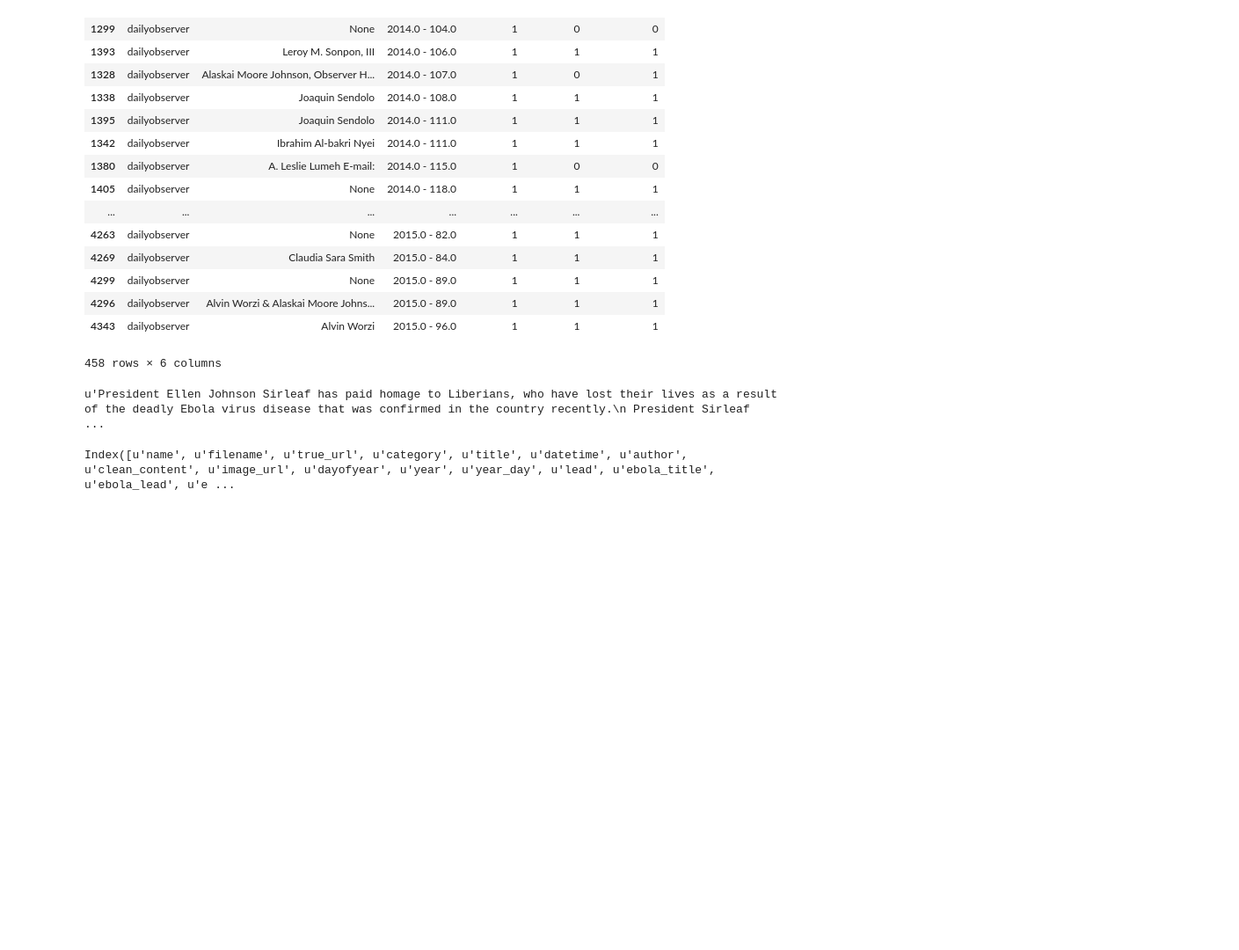
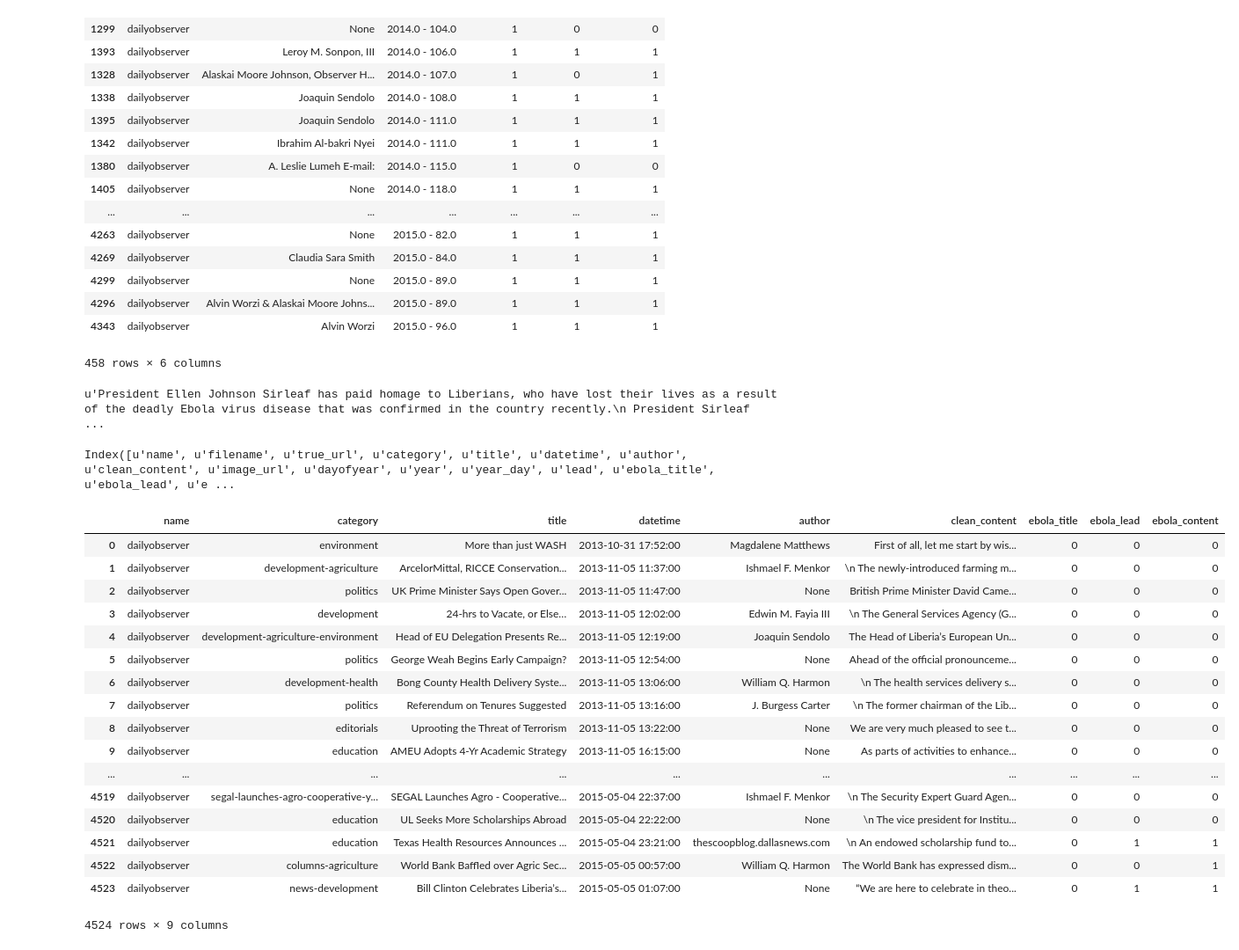
Before and after one commit to ndanielsen/liberia-media, a Jupyter notebook: data/Analysis.ipynb, the cells around one changed output. Shown: that part at 88% size. Saved outputs shown, nothing was run; the diff lists cells and outputs as text; code cells hidden in the pictures; blank space fills up the shorter version.

Commit message:
added ebola tagged csv

```diff
--- a/data/Analysis.ipynb
+++ b/data/Analysis.ipynb
@@ -141,7 +141,7 @@ df.columns
 Index([u'name', u'filename', u'true_url', u'category', u'title', u'datetime', u'author', u'clean_content', u'image_url', u'dayofyear', u'year', u'year_day', u'lead', u'ebola_title', u'ebola_lead', u'e ...
 # %%
 # df.to_csv('sep='|')
-cols = ['name', 'category', 'title', 'datetime', 'author', 'clean_content']
+cols = ['name', 'category', 'title', 'datetime', 'author', 'clean_content', u'ebola_title', u'ebola_lead', u'ebola_content']
 # %%
 basic_df = df[cols]
 # %%
@@ -148,0 +149,21 @@ basic_df.to_csv('daily_observer.csv', sep='|', encoding='utf-8')
+# %%
+basic_df
+# %% [output]
+|  | name | category | title | datetime | author | clean_content | ebola_title | ebola_lead | ebola_content |
+| 0 | dailyobserver | environment | More than just WASH | 2013-10-31 17:52:00 | Magdalene Matthews | First of all, let me start by wis... | 0 | 0 | 0 |
+| 1 | dailyobserver | development-agriculture | ArcelorMittal, RICCE Conservation... | 2013-11-05 11:37:00 | Ishmael F. Menkor | \n The newly-introduced farming m... | 0 | 0 | 0 |
+| 2 | dailyobserver | politics | UK Prime Minister Says Open Gover... | 2013-11-05 11:47:00 | None | British Prime Minister David Came... | 0 | 0 | 0 |
+| 3 | dailyobserver | development | 24-hrs to Vacate, or Else… | 2013-11-05 12:02:00 | Edwin M. Fayia III | \n The General Services Agency (G... | 0 | 0 | 0 |
+| 4 | dailyobserver | development-agriculture-environment | Head of EU Delegation Presents Re... | 2013-11-05 12:19:00 | Joaquin Sendolo | The Head of Liberia’s European Un... | 0 | 0 | 0 |
+| 5 | dailyobserver | politics | George Weah Begins Early Campaign? | 2013-11-05 12:54:00 | None | Ahead of the official pronounceme... | 0 | 0 | 0 |
+| 6 | dailyobserver | development-health | Bong County Health Delivery Syste... | 2013-11-05 13:06:00 | William Q. Harmon | \n The health services delivery s... | 0 | 0 | 0 |
+| 7 | dailyobserver | politics | Referendum on Tenures Suggested | 2013-11-05 13:16:00 | J. Burgess Carter | \n The former chairman of the Lib... | 0 | 0 | 0 |
+| 8 | dailyobserver | editorials | Uprooting the Threat of Terrorism | 2013-11-05 13:22:00 | None | We are very much pleased to see t... | 0 | 0 | 0 |
+| 9 | dailyobserver | education | AMEU Adopts 4-Yr Academic Strategy | 2013-11-05 16:15:00 | None | As parts of activities to enhance... | 0 | 0 | 0 |
+| ... | ... | ... | ... | ... | ... | ... | ... | ... | ... |
+| 4519 | dailyobserver | segal-launches-agro-cooperative-y... | SEGAL Launches Agro - Cooperative... | 2015-05-04 22:37:00 | Ishmael F. Menkor | \n The Security Expert Guard Agen... | 0 | 0 | 0 |
+| 4520 | dailyobserver | education | UL Seeks More Scholarships Abroad | 2015-05-04 22:22:00 | None | \n The vice president for Institu... | 0 | 0 | 0 |
+| 4521 | dailyobserver | education | Texas Health Resources Announces ... | 2015-05-04 23:21:00 | thescoopblog.dallasnews.com | \n An endowed scholarship fund to... | 0 | 1 | 1 |
+| 4522 | dailyobserver | columns-agriculture | World Bank Baffled over Agric Sec... | 2015-05-05 00:57:00 | William Q. Harmon | The World Bank has expressed dism... | 0 | 0 | 1 |
+| 4523 | dailyobserver | news-development | Bill Clinton Celebrates Liberia’s... | 2015-05-05 01:07:00 | None | “We are here to celebrate in theo... | 0 | 1 | 1 |
+4524 rows × 9 columns
```
Also changed, not shown: parts of 1 cell of this notebook, 1 other file.
